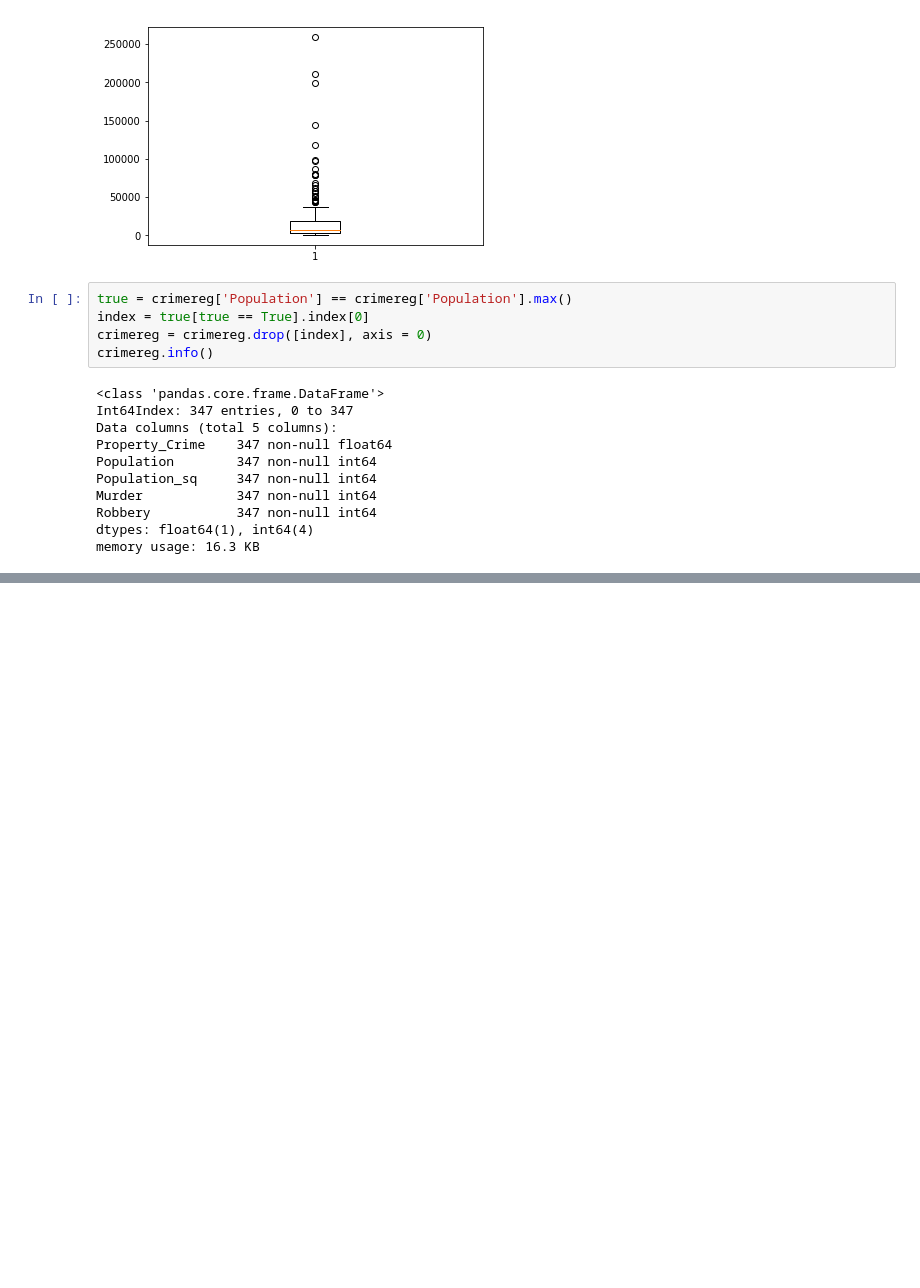
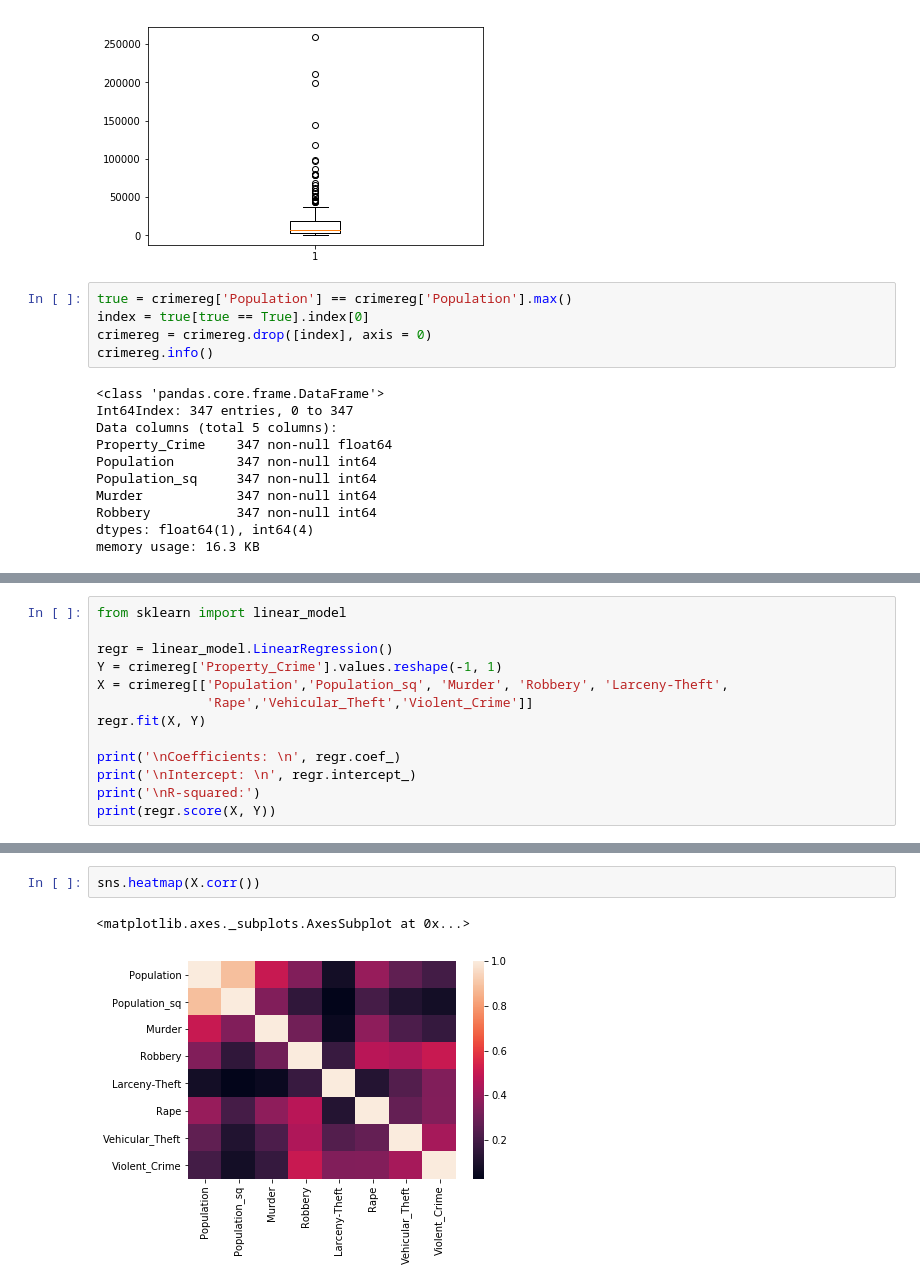
Before and after one commit to JohnVillanueva/Thinkful, a Jupyter notebook: BC Unit 2/NY State Crime Regression Analysis.ipynb, the cells around one changed output, grey strips where cells are left out. Saved outputs shown, nothing was run; the diff lists cells and outputs as text; blank space fills up the shorter version.

```diff
--- a/BC Unit 2/NY State Crime Regression Analysis.ipynb
+++ b/BC Unit 2/NY State Crime Regression Analysis.ipynb
@@ -170,0 +194,13 @@ memory usage: 16.3 KB
+# %%
+from sklearn import linear_model
+
+regr = linear_model.LinearRegression()
+Y = crimereg['Property_Crime'].values.reshape(-1, 1)
+X = crimereg[['Population','Population_sq', 'Murder', 'Robbery', 'Larceny-Theft',
+              'Rape','Vehicular_Theft','Violent_Crime']]
+regr.fit(X, Y)
+
+print('\nCoefficients: \n', regr.coef_)
+print('\nIntercept: \n', regr.intercept_)
+print('\nR-squared:')
+print(regr.score(X, Y))
@@ -170,0 +217,5 @@ memory usage: 16.3 KB
+# %%
+sns.heatmap(X.corr())
+# %% [output]
+<matplotlib.axes._subplots.AxesSubplot at 0x...>
+[figure, added]
```
Also changed, not shown: parts of 11 cells of this notebook.
